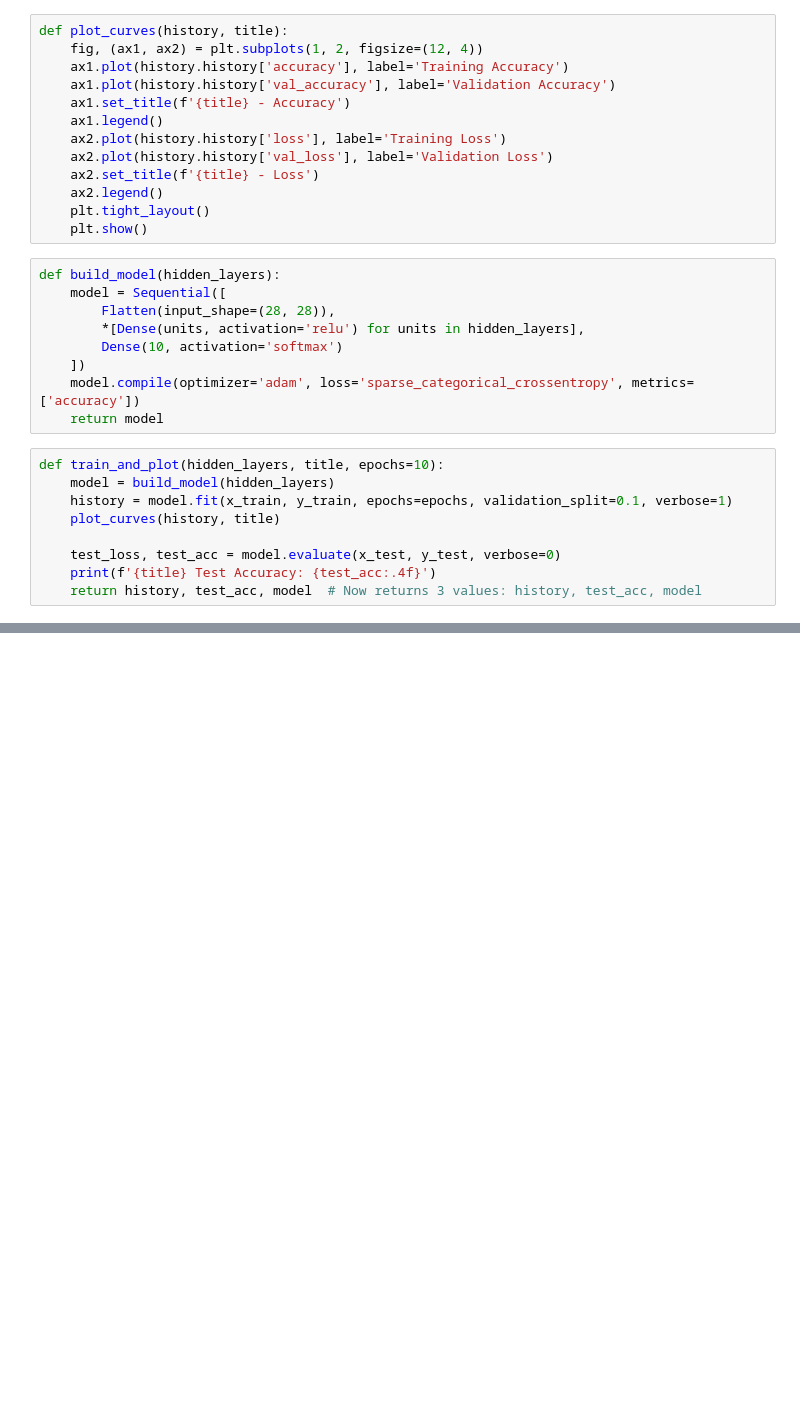
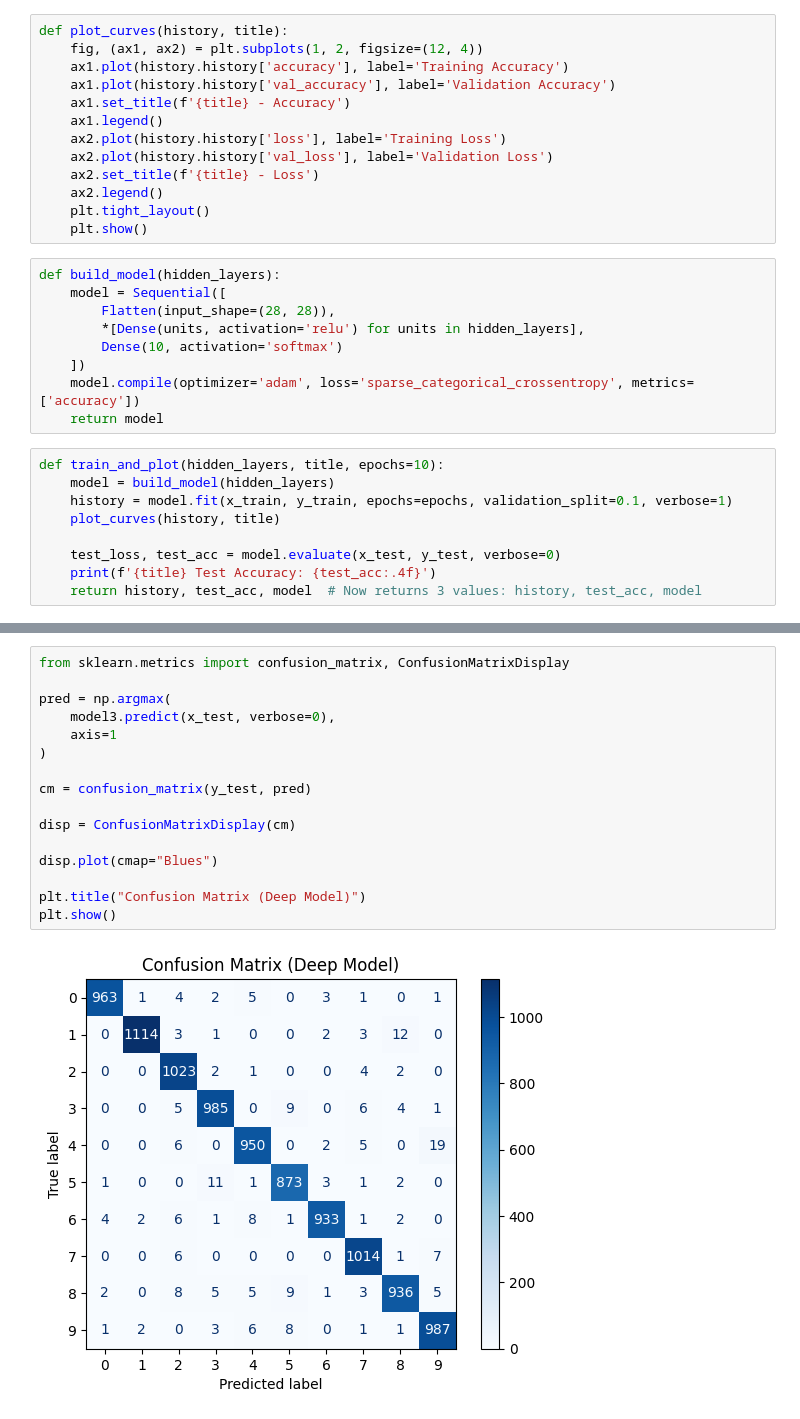
Before and after one commit to imamunorzrashid/Handwritten-digit-recognition, a Jupyter notebook: Handwritten_Classification_MTE_4105.ipynb, the cells around one changed output, grey strips where cells are left out. Saved outputs shown, nothing was run; the diff lists cells and outputs as text; blank space fills up the shorter version.

```diff
--- a/Handwritten_Classification_MTE_4105.ipynb
+++ b/Handwritten_Classification_MTE_4105.ipynb
@@ -215,0 +261,18 @@ if num_labeled > 0:
+# %%
+from sklearn.metrics import confusion_matrix, ConfusionMatrixDisplay
+
+pred = np.argmax(
+    model3.predict(x_test, verbose=0),
+    axis=1
+)
+
+cm = confusion_matrix(y_test, pred)
+
+disp = ConfusionMatrixDisplay(cm)
+
+disp.plot(cmap="Blues")
+
+plt.title("Confusion Matrix (Deep Model)")
+plt.show()
+# %% [output]
+[figure, added]
```
Also changed, not shown: parts of 17 cells of this notebook.
